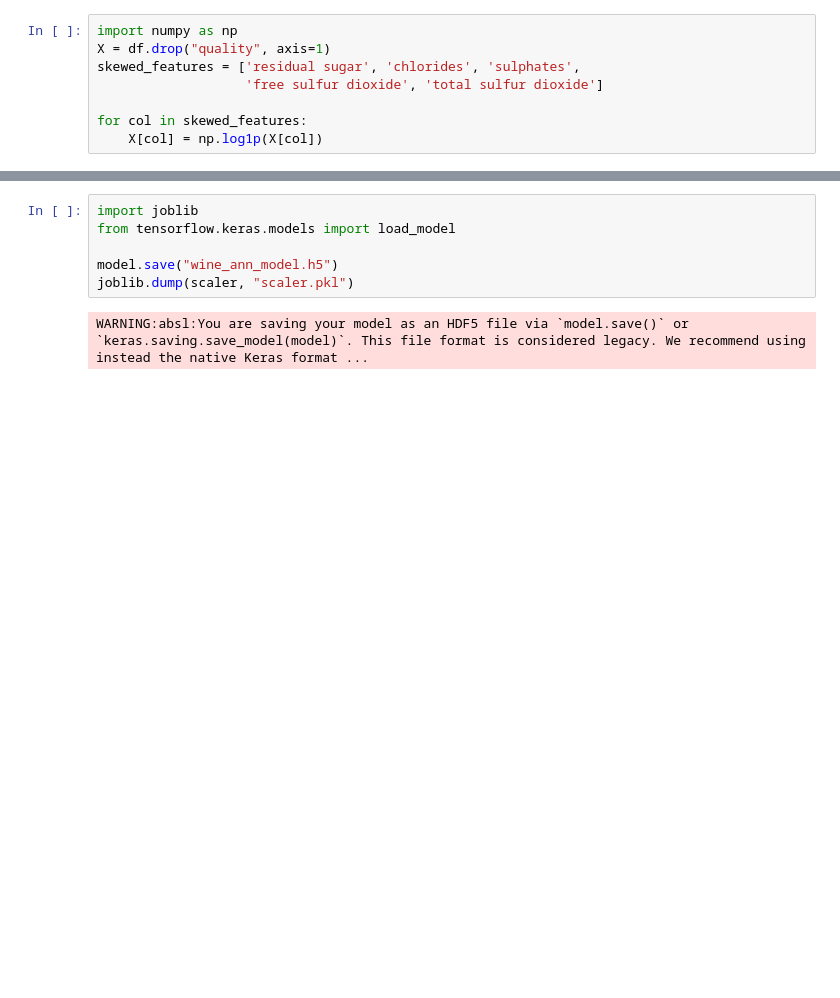
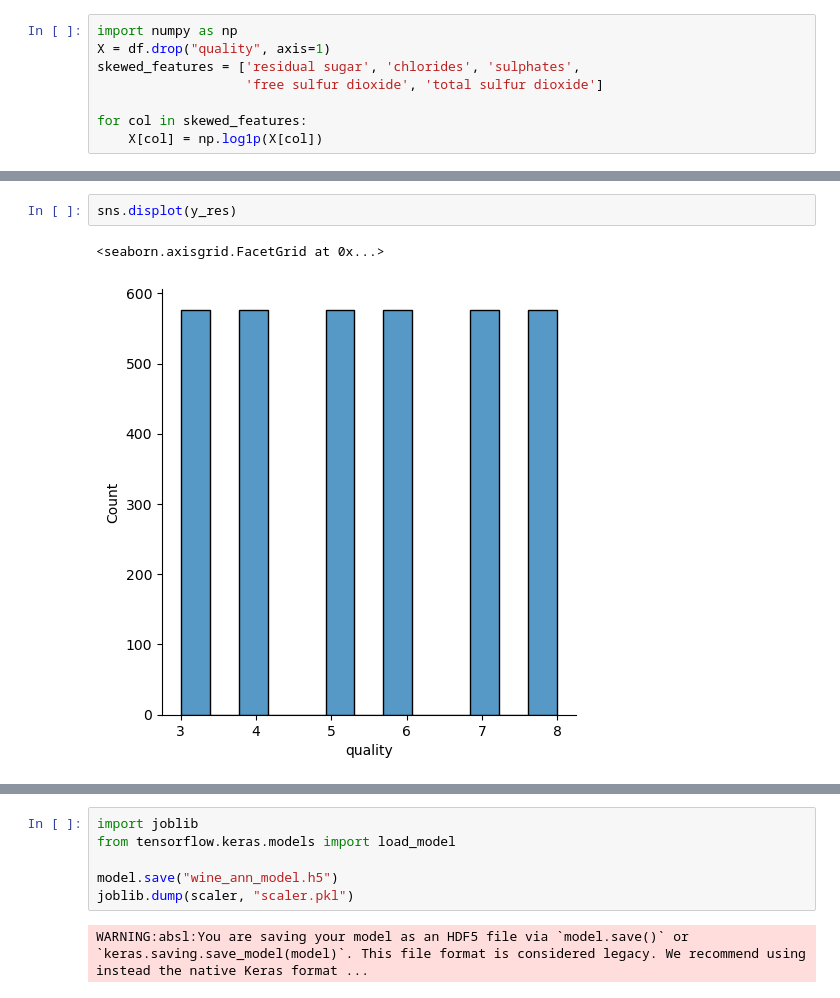
Before and after one commit to Amrthes/redwine, a Jupyter notebook: main.ipynb, the cells around one changed output, grey strips where cells are left out. Drawn from its saved outputs; the diff is of its cells as text; blank space fills up the shorter version.

```diff
--- a/main.ipynb
+++ b/main.ipynb
@@ -276,0 +218,5 @@ Recall    -> Macro: 0.8290, Weighted: 0.8283, Micro: 0.8283
+# %%
+sns.displot(y_res)
+# %% [output]
+<seaborn.axisgrid.FacetGrid at 0x...>
+[figure, added]
```
Also changed, not shown: parts of 15 cells of this notebook, 3 other files.
